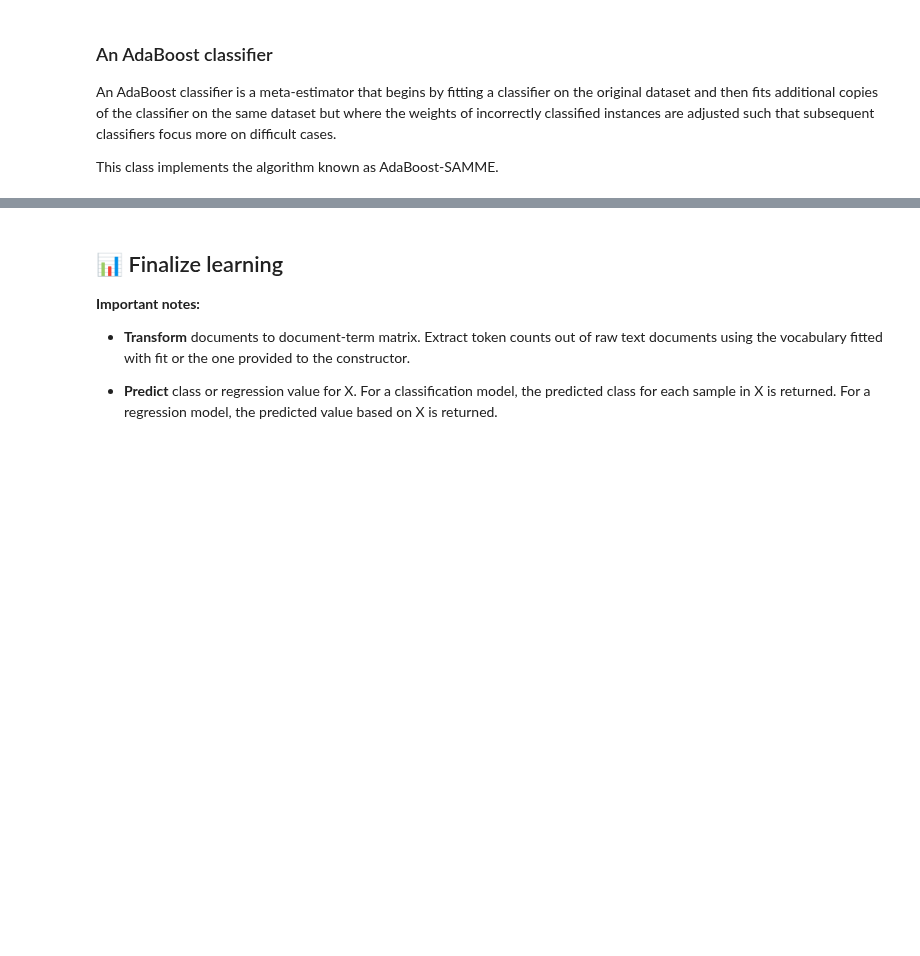
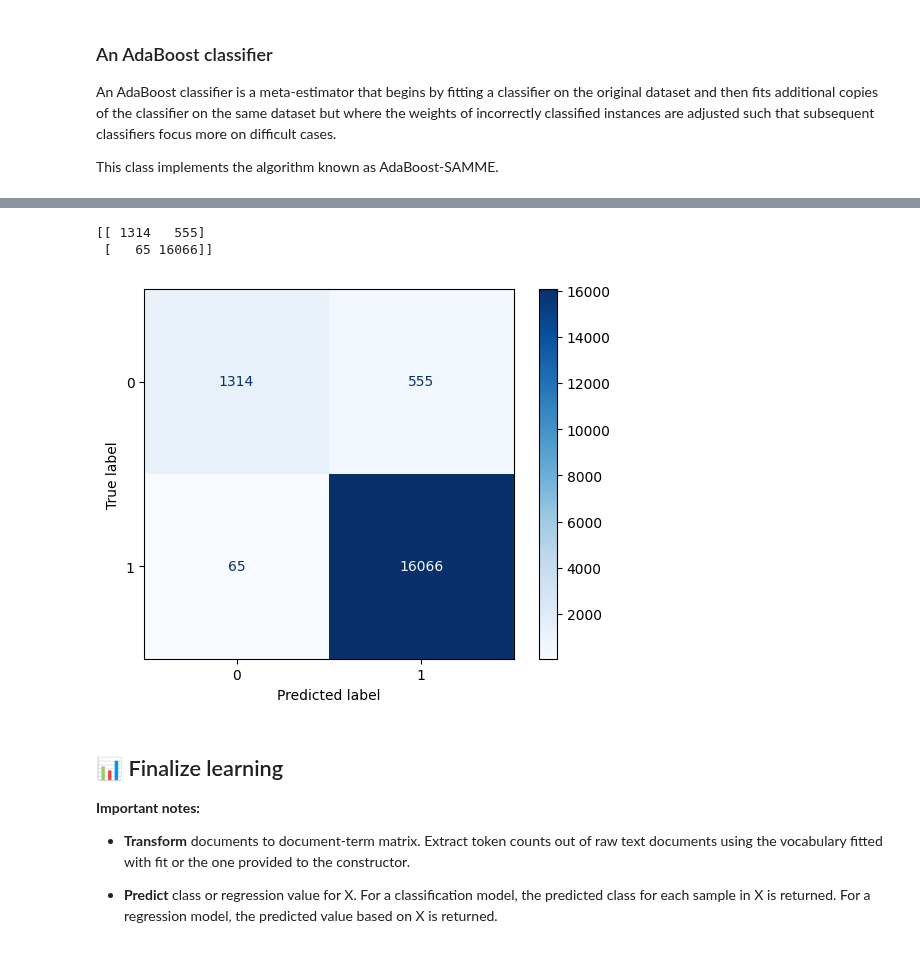
Before and after one commit to GiuseppeDiPalma/perception, a Jupyter notebook: perception.ipynb, the cells around one changed output, grey strips where cells are left out. Saved outputs shown, nothing was run; the diff lists cells and outputs as text; code cells hidden in the pictures; blank space fills up the shorter version.

```diff
--- a/perception.ipynb
+++ b/perception.ipynb
@@ -263,3 +315,12 @@ print(confusion_matrix(y_test, predicted))
+# %%
+print(confusion_matrix(y_test, predicted))
+
+ConfusionMatrixDisplay.from_estimator(ab, X_test, y_test, cmap=plt.cm.Blues)
+plt.show()
+# %% [output]
+[[ 1314   555]
+ [   65 16066]]
+[figure, added]
 # %% [markdown]
 ## 📊 Finalize learning
 
```
Also changed, not shown: parts of 40 cells of this notebook.
